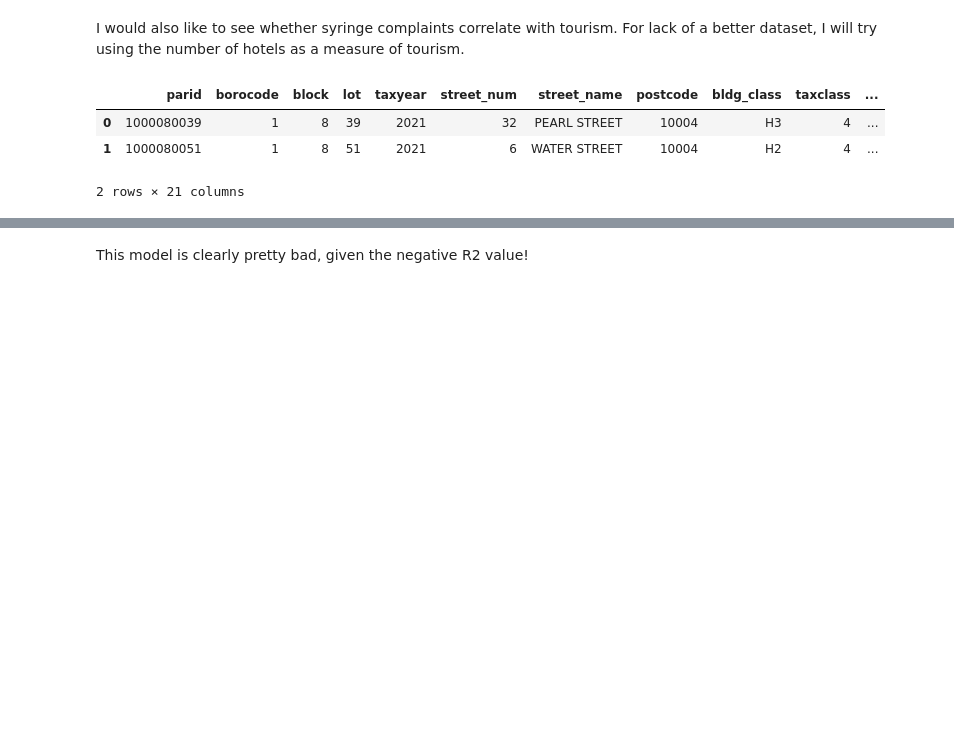
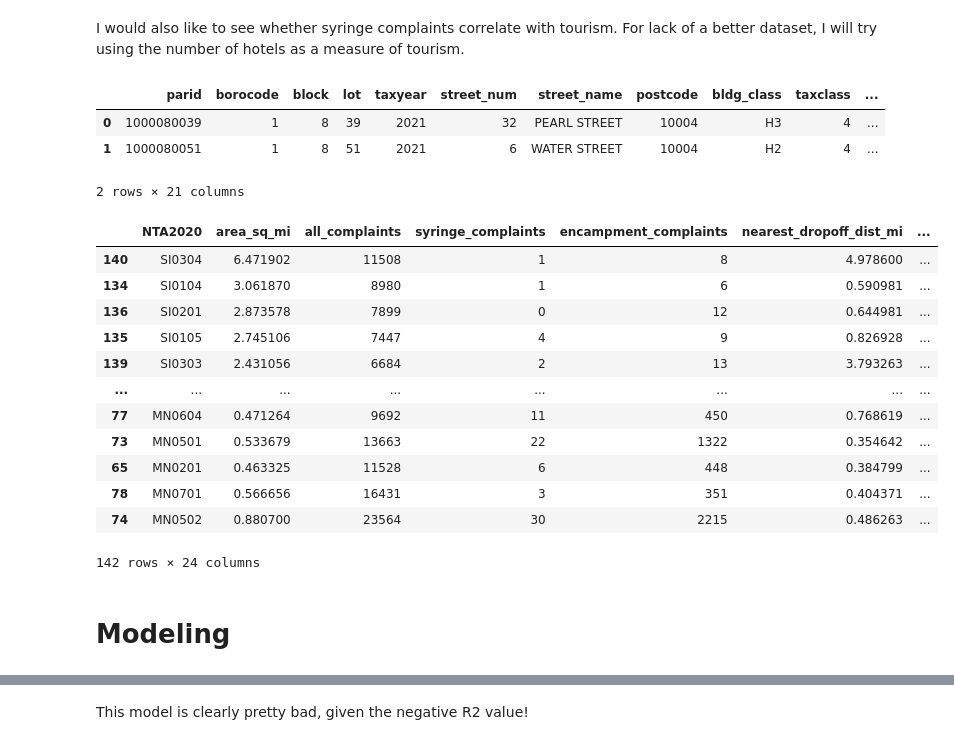
Before and after one commit to abretti/em212-applied-data-science, a Jupyter notebook: Machine_Learning_Model.ipynb, the cells around one changed output, grey strips where cells are left out. Saved outputs shown, nothing was run; the diff lists cells and outputs as text; code cells hidden in the pictures; blank space fills up the shorter version.

```diff
--- a/Machine_Learning_Model.ipynb
+++ b/Machine_Learning_Model.ipynb
@@ -300,3 +295,6 @@ complaints_nta = complaints_nta.merge(acs_economic, on = 'NTA2020')
+# %%
+# Join complaints_nta and acs_housing
+complaints_nta = complaints_nta.merge(acs_housing, on = 'NTA2020')
 # %% [markdown]
 I would also like to see whether syringe complaints correlate with tourism. For lack of a better dataset, I will try using the number of hotels as a measure of tourism.
 # %%
@@ -308,6 +306,10 @@ hotels.head(2)
 | 0 | 1000080039 | 1 | 8 | 39 | 2021 | 32 | PEARL STREET | 10004 | H3 | 4 | ... |
 | 1 | 1000080051 | 1 | 8 | 51 | 2021 | 6 | WATER STREET | 10004 | H2 | 4 | ... |
 2 rows × 21 columns
+# %%
+# Remove duplicate hotels (hotels with same address and owner)
+hotels = hotels.drop_duplicates(subset = ['street_num', 'street_name', 'postcode', 'owner_name'])
+hotels = hotels.reset_index(drop = True)
 # %%
 # Keep only the relevant columns
 hotels = hotels[['parid', 'latitude', 'longitude']]
@@ -326,10 +328,28 @@ hotels_nta = hotels.groupby('NTA2020').agg(hotel_count = ('parid', 'count'),
 # %%
 # Calculate the hotels per square mile
 # Note that nta_area is in square feet
-hotels_nta['hotels_per_sq_mile'] = hotels_nta['hotel_count'] / (hotels_nta['nta_area'] / 27878400)
+hotels_nta['hotels_per_sq_mi'] = hotels_nta['hotel_count'] / (hotels_nta['nta_area'] / 27878400)
 # %%
 # Join hotels_nta with complaints_nta
-complaints_nta = complaints_nta.merge(hotels_nta[['NTA2020', 'hotels_per_sq_mile']], on = 'NTA2020')
+complaints_nta = complaints_nta.merge(hotels_nta[['NTA2020', 'hotels_per_sq_mi']], on = 'NTA2020')
+# %%
+complaints_nta.sort_values(by = 'hotels_per_sq_mi')
+# %% [output]
+|  | NTA2020 | area_sq_mi | all_complaints | syringe_complaints | encampment_complaints | nearest_dropoff_dist_mi | ... |
+| 140 | SI0304 | 6.471902 | 11508 | 1 | 8 | 4.978600 | ... |
+| 134 | SI0104 | 3.061870 | 8980 | 1 | 6 | 0.590981 | ... |
+| 136 | SI0201 | 2.873578 | 7899 | 0 | 12 | 0.644981 | ... |
+| 135 | SI0105 | 2.745106 | 7447 | 4 | 9 | 0.826928 | ... |
+| 139 | SI0303 | 2.431056 | 6684 | 2 | 13 | 3.793263 | ... |
+| ... | ... | ... | ... | ... | ... | ... | ... |
+| 77 | MN0604 | 0.471264 | 9692 | 11 | 450 | 0.768619 | ... |
+| 73 | MN0501 | 0.533679 | 13663 | 22 | 1322 | 0.354642 | ... |
+| 65 | MN0201 | 0.463325 | 11528 | 6 | 448 | 0.384799 | ... |
+| 78 | MN0701 | 0.566656 | 16431 | 3 | 351 | 0.404371 | ... |
+| 74 | MN0502 | 0.880700 | 23564 | 30 | 2215 | 0.486263 | ... |
+142 rows × 24 columns
+# %% [markdown]
+# Modeling
 # %%
 complaints_nta.columns
 # %% [output]
```
Also changed, not shown: parts of 43 cells of this notebook.
